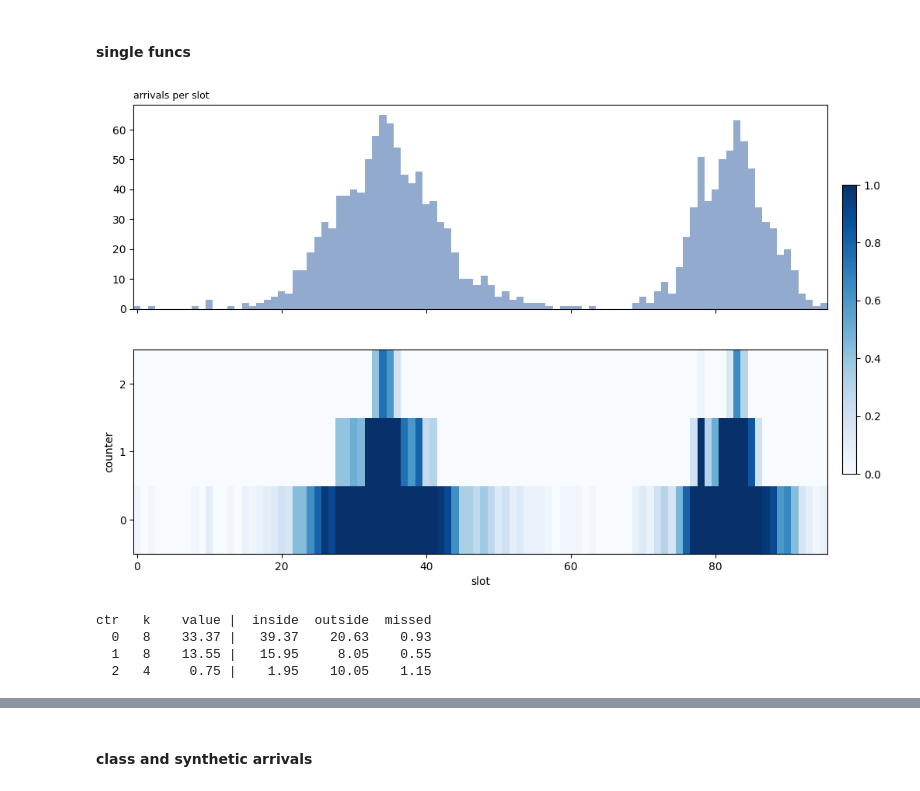
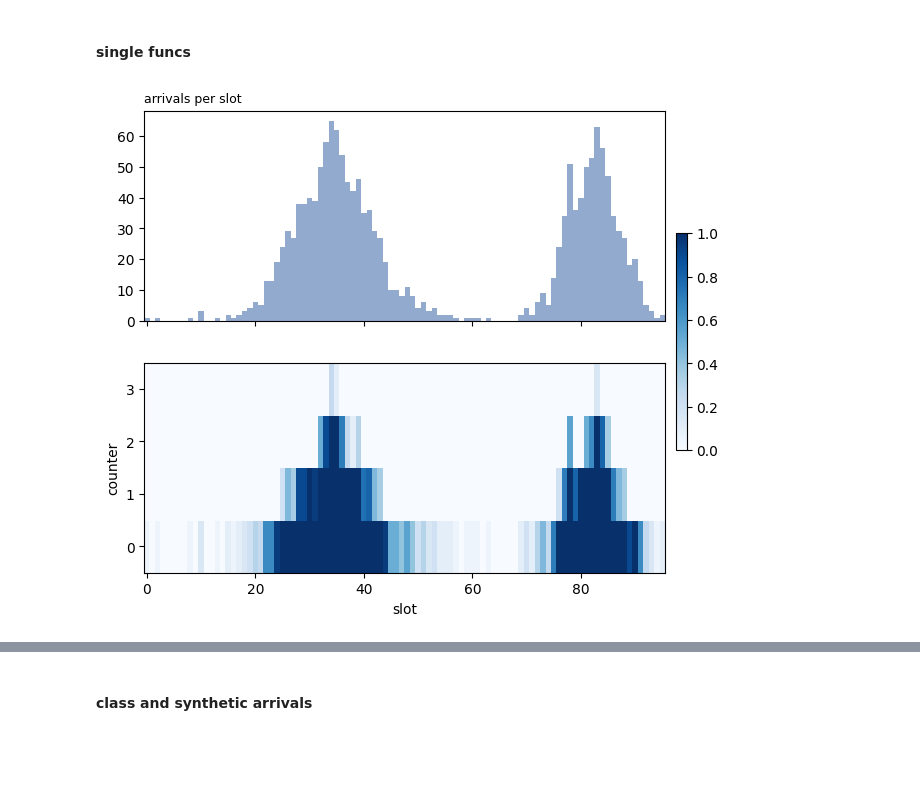
Before and after one commit to ZanchiLorenzo/security_paper, a Jupyter notebook: Tester FLR security.ipynb, the cells around one changed output, grey strips where cells are left out. Cells and saved outputs as stored; diff of their text form; code cells hidden in the pictures; blank space fills up the shorter version.

Commit message:
cleaning of core code, now each row passes demand userved to the upper one, simulator processes residual queue

```diff
--- a/Tester FLR security.ipynb
+++ b/Tester FLR security.ipynb
@@ -1277,59 +1277,40 @@ def _synthetic_day(seed, T=96):
         lam += height * np.exp(-0.5 * ((t - center) / width) ** 2)
     return rng.poisson(lam).astype(int).tolist()
 
-from app.services.security_class import arrivals_to_demand_grid, arrivals_to_demand_grid_het
+from app.services.security_class import arrivals_to_demand_grid
 
 def plot_grid(arrivals, D):
     T = D.shape[1]
     x = np.arange(T)
-    fig, axes = plt.subplots(2, 1, figsize=(12, 7.5), sharex=True,
+    fig, axes = plt.subplots(2, 1, figsize=(7, 6), sharex=True,
                              gridspec_kw={"height_ratios": [1, 1]})
     axes[0].bar(x, arrivals, width=1.0, color="#4C72B0", alpha=0.6)
     axes[0].set_title("arrivals per slot", fontsize=9, loc="left")
     im = axes[1].imshow(D, aspect="auto", origin="lower", cmap="Blues", vmin=0, vmax=1,
                         extent=[-0.5, T - 0.5, -0.5, D.shape[0] - 0.5], interpolation="nearest")
     axes[1].set_yticks(range(D.shape[0]))
     axes[1].set_ylabel("counter")
     axes[1].set_xlabel("slot")
     fig.colorbar(im, ax=axes, fraction=0.02, pad=0.02)
     plt.show()
 
 arrivals = _synthetic_day(seed=1)
 
 registry={
     1: {'label': '1', 'processing_rate': 20, 'processing_unit': 15, 'priority': 5},
     2: {'label': '2', 'processing_rate': 20, 'processing_unit': 15, 'priority': 5},
-    3: {'label': '3', 'processing_rate': 30, 'processing_unit': 15, 'priority': 1},
+    3: {'label': '3', 'processing_rate': 20, 'processing_unit': 15, 'priority': 1},
     4: {'label': '4', 'processing_rate': 20, 'processing_unit': 15, 'priority': 5},
     5: {'label': '5', 'processing_rate': 20, 'processing_unit': 15, 'priority': 5},
     6: {'label': '6', 'processing_rate': 20, 'processing_unit': 15, 'priority': 5},
     }
 server_registry = preprocessing.build_processing_params_by_server(registry)
 server_labels = utils.sort_labels_by_priority(server_registry)
 rate_by_label, _ = utils.get_processing_rate_by_label(server_registry, 15)
 
 rates_in_order = [rate_by_label[l] for l in server_labels]
 
-grid = arrivals_to_demand_grid_het(arrivals, rates_in_order)
+grid = arrivals_to_demand_grid(arrivals, utils.mean_processing_rate(server_registry))
 plot_grid(arrivals, grid)
 # %% [output]
-[figure, old version]
+[figure, new version]
-# %%
-from app.services.coverage_dp import coverage_report, solve_coverage_batch, allocate_budget, solve_allocated
-
-L_cells, theta = 12, 0.1
-curve = solve_coverage_batch(grid, L_cells, theta)
-
-K_total = 20
-g = allocate_budget(curve, K_total, exact=True)
-
-sols = solve_allocated(grid, L_cells, theta, g)
-
-print(f"{'ctr':>3} {'k':>3} {'value':>8} | {'inside':>7} {'outside':>8} {'missed':>7}")
-for i, s in enumerate(sols):
-    print(f"{i:>3} {g.k[i]:>3} {s.value:>8.2f} | {s.inside:>7.2f} {s.outside:>8.2f} {s.missed:>7.2f}")
-# %% [output]
-ctr   k    value |  inside  outside  missed
-  0   8    33.37 |   39.37    20.63    0.93
-  1   8    13.55 |   15.95     8.05    0.55
-  2   4     0.75 |    1.95    10.05    1.15
```
Also changed, not shown: parts of 12 cells of this notebook, 7 other files.
